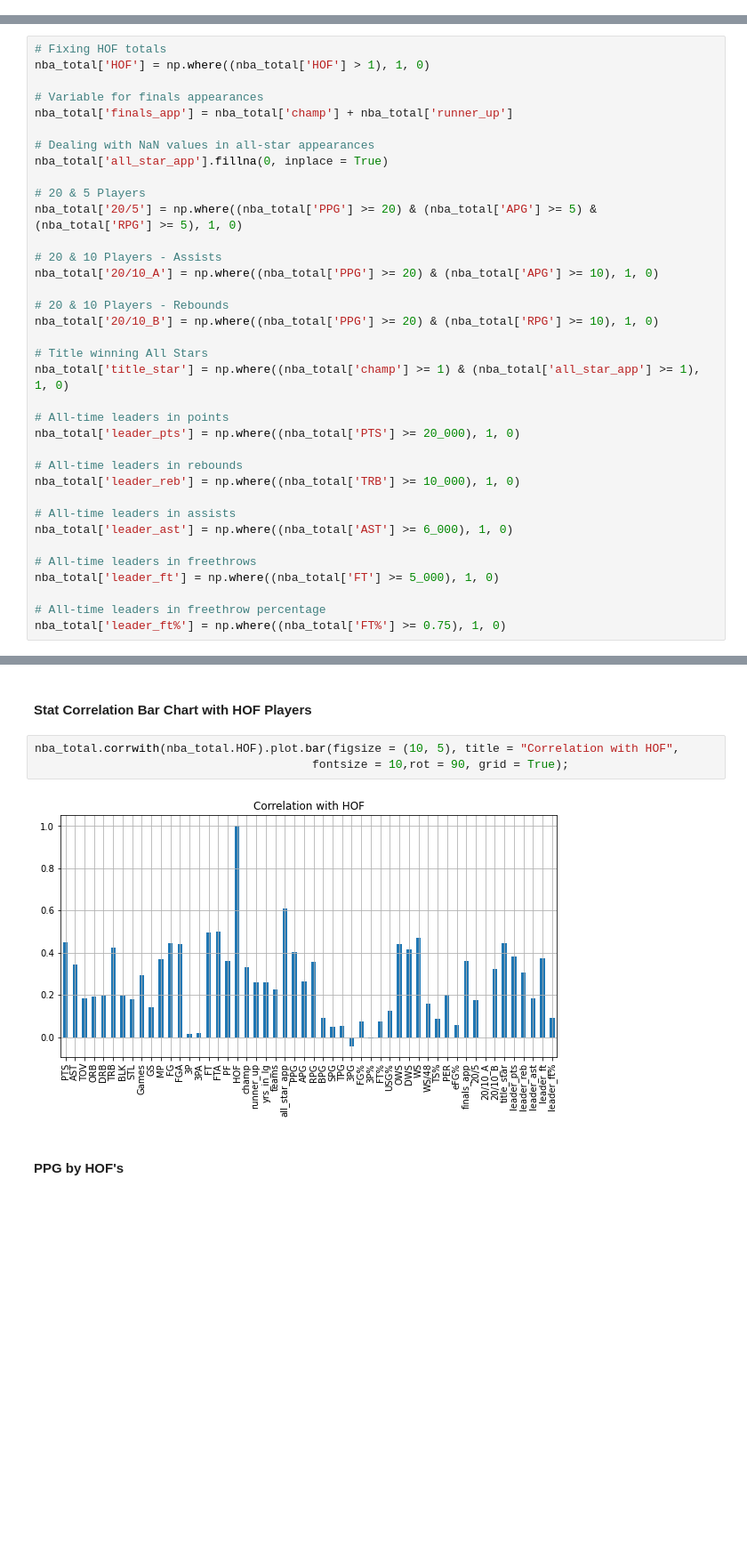
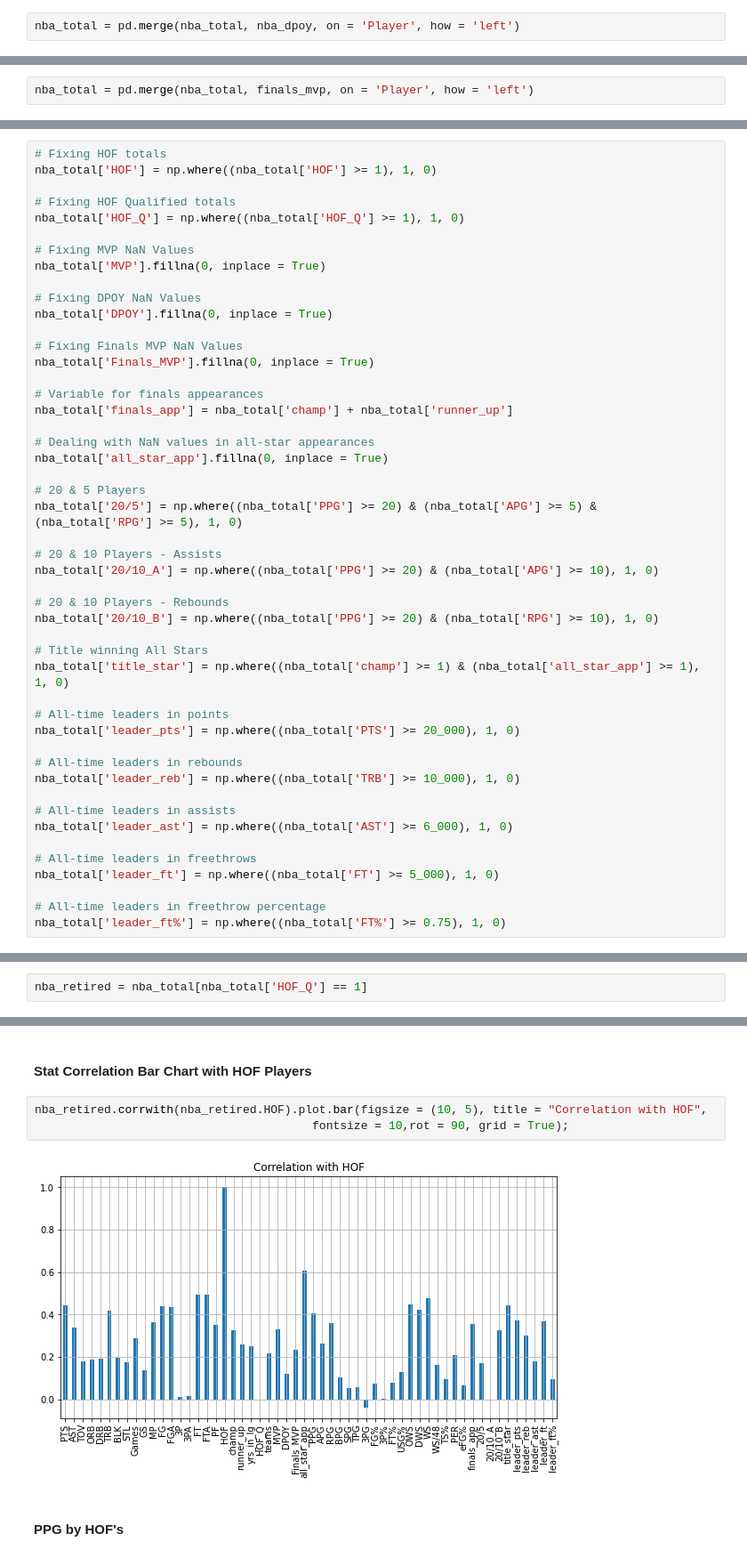
Before and after one commit to Mynusjanai/nba-hof-pred, a Jupyter notebook: nba_hof_workbook.ipynb, the cells around one changed output, grey strips where cells are left out. Shown: that part at 89% size. Saved outputs shown, nothing was run; the diff lists cells and outputs as text; blank space fills up the shorter version.

```diff
--- a/nba_hof_workbook.ipynb
+++ b/nba_hof_workbook.ipynb
@@ -230,0 +232,2 @@ nba_total.head()
+# %%
+nba_total = pd.merge(nba_total, nba_dpoy, on = 'Player', how = 'left')
@@ -231,3 +236,5 @@ nba_total.head()
+# %%
+nba_total = pd.merge(nba_total, finals_mvp, on = 'Player', how = 'left')
 # %%
 nba_total.shape
 # %% [output]
@@ -278,7 +294,19 @@ nba_total = pd.merge(nba_total, advanced_stats, on = 'Player', how = 'left')
 nba_total.rename(columns = {'G_x':'Games'}, inplace = True)
 # %%
 # Fixing HOF totals
-nba_total['HOF'] = np.where((nba_total['HOF'] > 1), 1, 0)
+nba_total['HOF'] = np.where((nba_total['HOF'] >= 1), 1, 0)
+
+# Fixing HOF Qualified totals
+nba_total['HOF_Q'] = np.where((nba_total['HOF_Q'] >= 1), 1, 0)
+
+# Fixing MVP NaN Values
+nba_total['MVP'].fillna(0, inplace = True)
+
+# Fixing DPOY NaN Values
+nba_total['DPOY'].fillna(0, inplace = True)
+
+# Fixing Finals MVP NaN Values
+nba_total['Finals_MVP'].fillna(0, inplace = True)
 
 # Variable for finals appearances
 nba_total['finals_app'] = nba_total['champ'] + nba_total['runner_up']
@@ -325,0 +366,2 @@ nba_total.head()
+# %%
+nba_retired = nba_total[nba_total['HOF_Q'] == 1]
@@ -358,10 +417,10 @@ nba_total.head()
 # %% [markdown]
 #### Stat Correlation Bar Chart with HOF Players
 # %%
-nba_total.corrwith(nba_total.HOF).plot.bar(figsize = (10, 5), title = "Correlation with HOF",
+nba_retired.corrwith(nba_retired.HOF).plot.bar(figsize = (10, 5), title = "Correlation with HOF",
                                         fontsize = 10,rot = 90, grid = True);
 # %% [output]
-[figure, old version]
+[figure, new version]
 # %% [markdown]
 #### PPG by HOF's
 # %%
```
Also changed, not shown: parts of 67 cells of this notebook, 5 other files.
